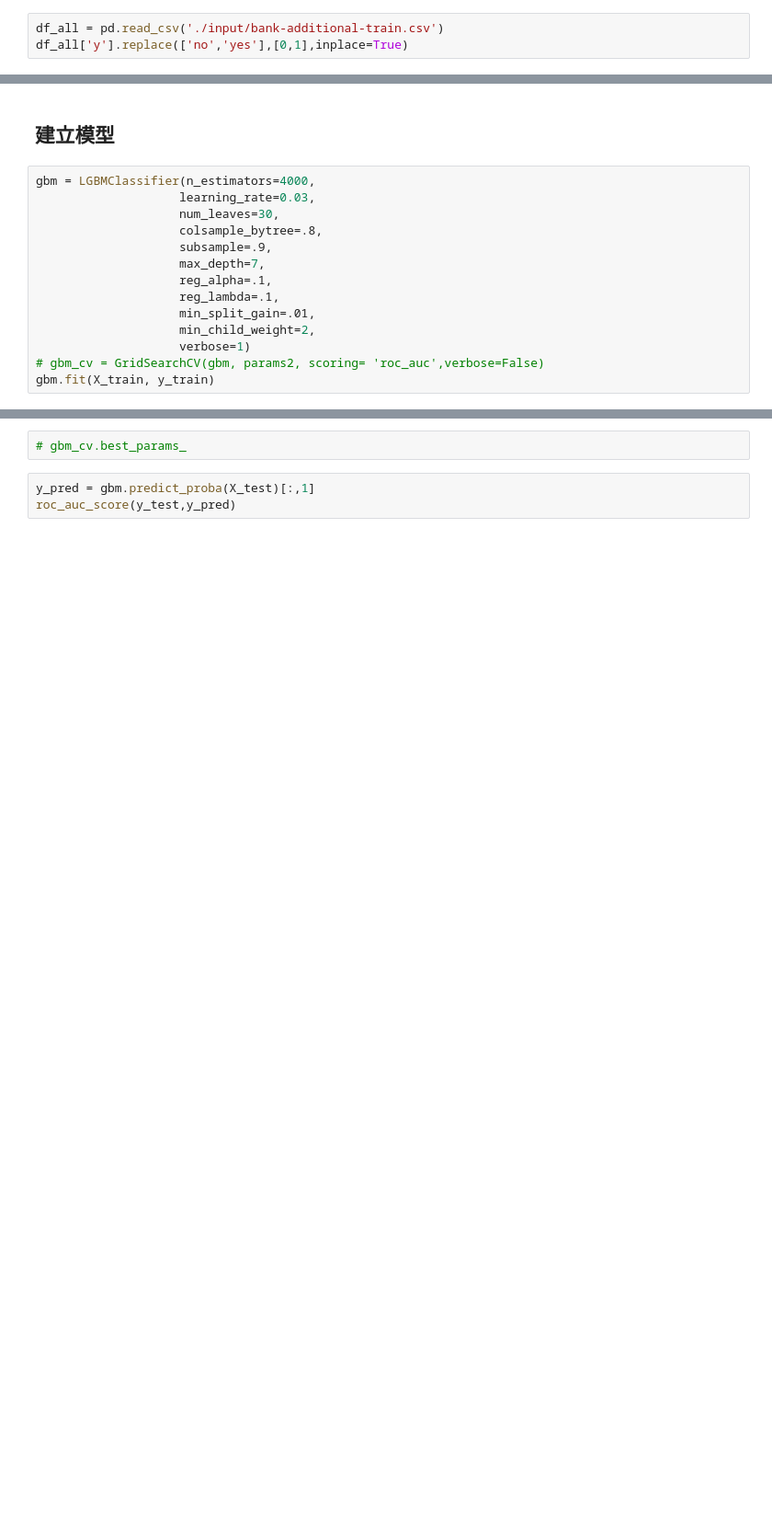
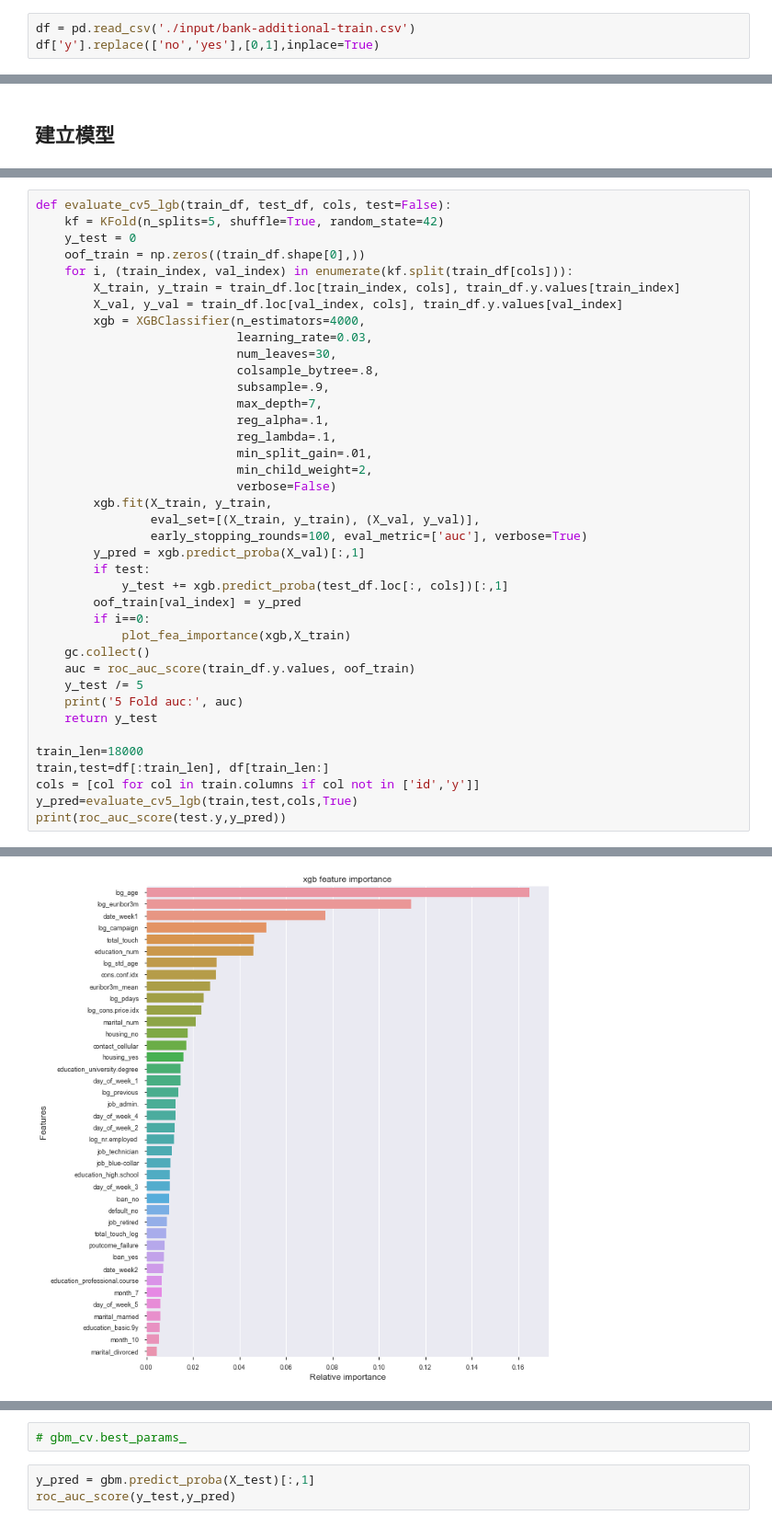
Before and after one commit to China-ChallengeHub/one-competition, a Jupyter notebook: EDA and Model.ipynb, the cells around one changed output, grey strips where cells are left out. Shown at 92% size. Drawn from its saved outputs; the diff is of its cells as text; blank space fills up the shorter version.

```diff
--- a/EDA and Model.ipynb
+++ b/EDA and Model.ipynb
@@ -17,8 +17,8 @@ from xgboost import XGBClassifier
 # %% [markdown]
 ## 读取数据
 # %%
-df_all = pd.read_csv('./input/bank-additional-train.csv')
-df_all['y'].replace(['no','yes'],[0,1],inplace=True)
+df = pd.read_csv('./input/bank-additional-train.csv')
+df['y'].replace(['no','yes'],[0,1],inplace=True)
 # %%
 df_all.head()
 # %% [output]
@@ -144,16 +169,2 @@ X_train.shape,X_test.shape,y_train.shape,y_test.shape
 # %% [markdown]
 ## 建立模型
-# %%
-gbm = LGBMClassifier(n_estimators=4000,
-                    learning_rate=0.03,
-                    num_leaves=30,
-                    colsample_bytree=.8,
-                    subsample=.9,
-                    max_depth=7,
-                    reg_alpha=.1,
-                    reg_lambda=.1,
-                    min_split_gain=.01,
-                    min_child_weight=2,
-                    verbose=1)
-# gbm_cv = GridSearchCV(gbm, params2, scoring= 'roc_auc',verbose=False)
-gbm.fit(X_train, y_train)
@@ -166,0 +171,40 @@ LGBMClassifier(boosting_type='gbdt', class_weight=None, colsample_bytree=0.8,
+# %%
+def evaluate_cv5_lgb(train_df, test_df, cols, test=False):
+    kf = KFold(n_splits=5, shuffle=True, random_state=42)
+    y_test = 0
+    oof_train = np.zeros((train_df.shape[0],))
+    for i, (train_index, val_index) in enumerate(kf.split(train_df[cols])):
+        X_train, y_train = train_df.loc[train_index, cols], train_df.y.values[train_index]
+        X_val, y_val = train_df.loc[val_index, cols], train_df.y.values[val_index]
+        xgb = XGBClassifier(n_estimators=4000,
+                            learning_rate=0.03,
+                            num_leaves=30,
+                            colsample_bytree=.8,
+                            subsample=.9,
+                            max_depth=7,
+                            reg_alpha=.1,
+                            reg_lambda=.1,
+                            min_split_gain=.01,
+                            min_child_weight=2,
+                            verbose=False)
+        xgb.fit(X_train, y_train,
+                eval_set=[(X_train, y_train), (X_val, y_val)],
+                early_stopping_rounds=100, eval_metric=['auc'], verbose=True)
+        y_pred = xgb.predict_proba(X_val)[:,1]
+        if test:
+            y_test += xgb.predict_proba(test_df.loc[:, cols])[:,1]
+        oof_train[val_index] = y_pred
+        if i==0:
+            plot_fea_importance(xgb,X_train)
+    gc.collect()
+    auc = roc_auc_score(train_df.y.values, oof_train)
+    y_test /= 5
+    print('5 Fold auc:', auc)
+    return y_test
+
+train_len=18000
+train,test=df[:train_len], df[train_len:]
+cols = [col for col in train.columns if col not in ['id','y']]
+y_pred=evaluate_cv5_lgb(train,test,cols,True)
+print(roc_auc_score(test.y,y_pred))
+# %% [output]
@@ -166,0 +228 @@ LGBMClassifier(boosting_type='gbdt', class_weight=None, colsample_bytree=0.8,
+[figure, added]
```
Also changed, not shown: parts of 14 cells of this notebook, 1 other file.
